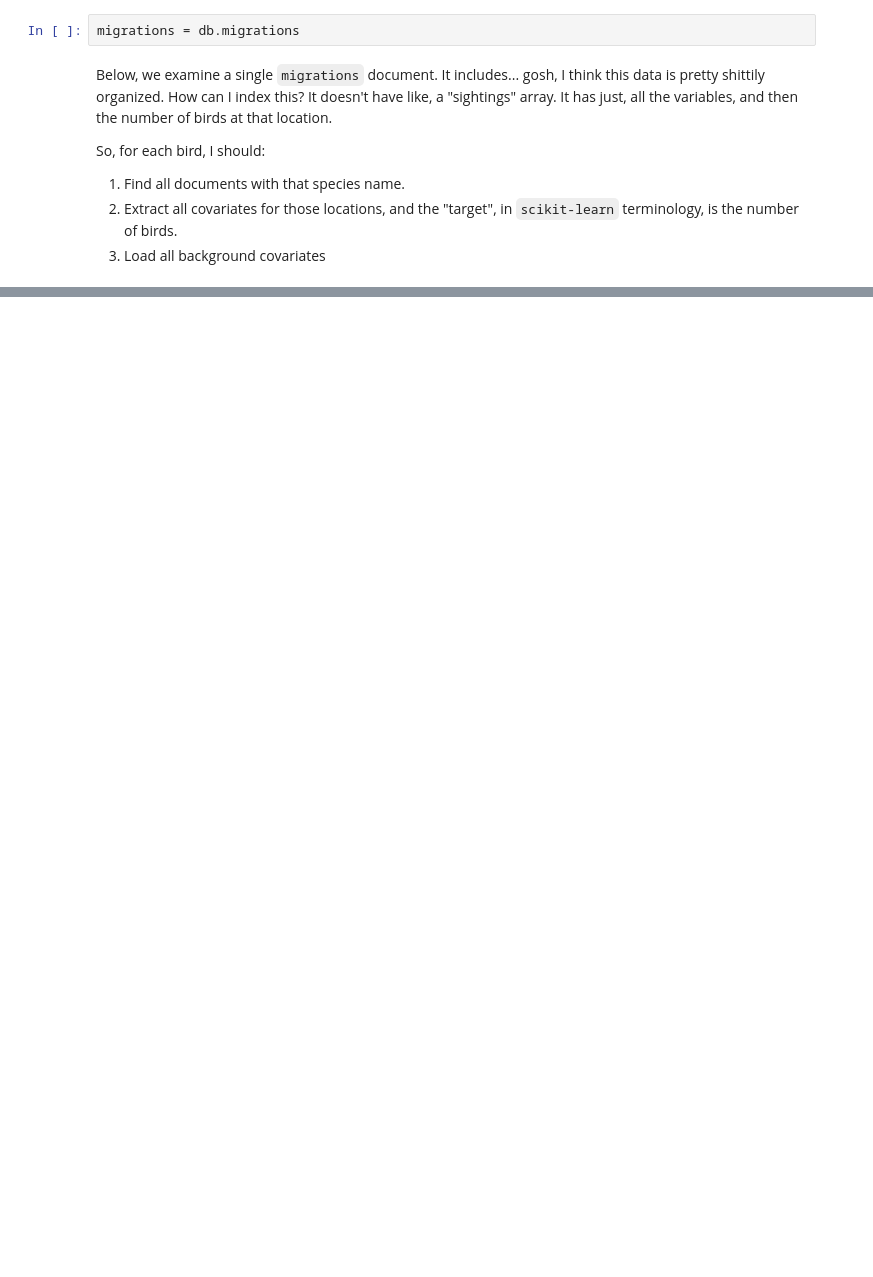
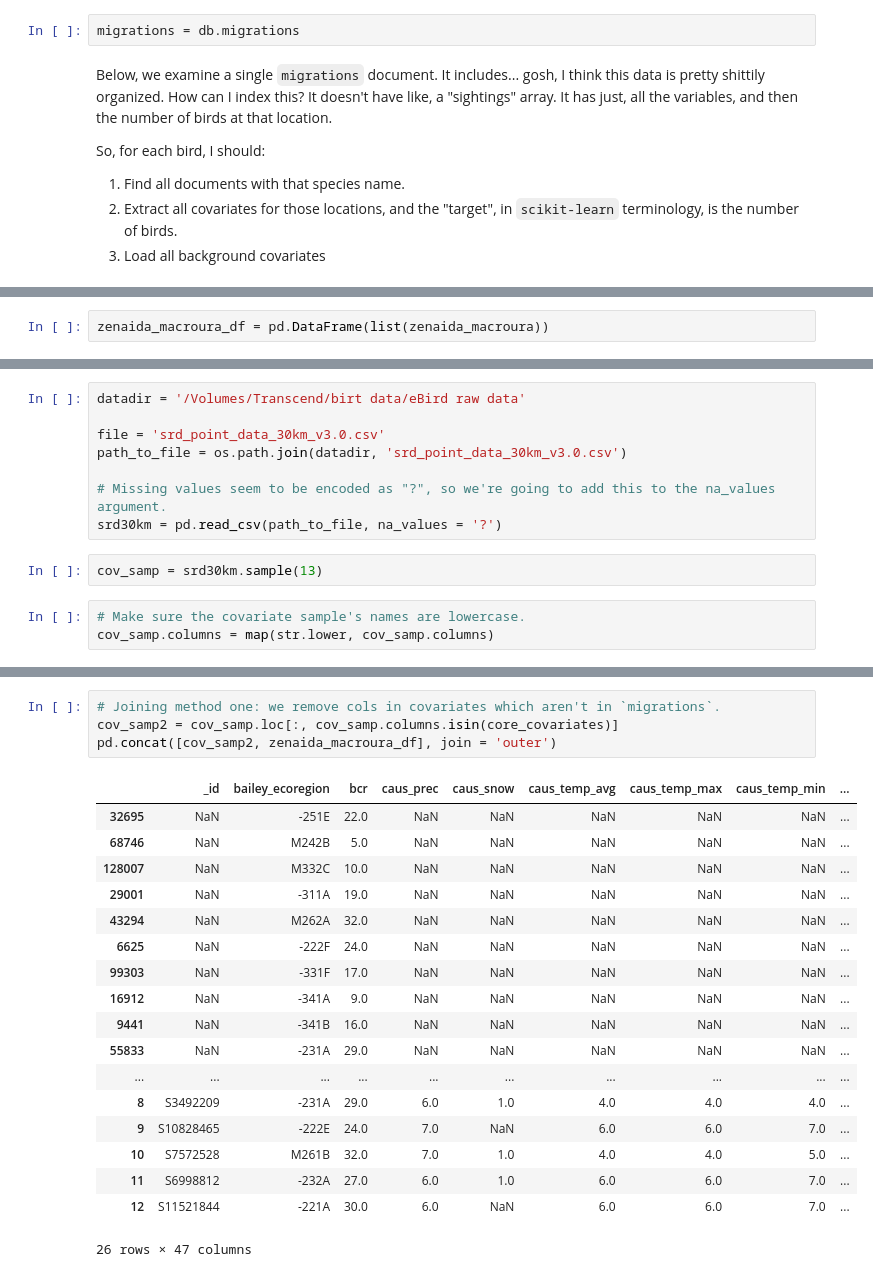
Before and after one commit to ecohealthalliance/birt-models, a Jupyter notebook: notebooks/load-birt-data.ipynb, the cells around one changed output, grey strips where cells are left out. Saved outputs shown, nothing was run; the diff lists cells and outputs as text; blank space fills up the shorter version.

Commit message:
Got to the point where I have an array of things to feed to scikit-learn. Awesome!

```diff
--- a/notebooks/load-birt-data.ipynb
+++ b/notebooks/load-birt-data.ipynb
@@ -58,0 +169,2 @@ migrations.find_one()
+# %%
+zenaida_macroura_df = pd.DataFrame(list(zenaida_macroura))
@@ -58,0 +191,13 @@ migrations.find_one()
+# %%
+datadir = '/Volumes/Transcend/birt data/eBird raw data'
+
+file = 'srd_point_data_30km_v3.0.csv'
+path_to_file = os.path.join(datadir, 'srd_point_data_30km_v3.0.csv')
+
+# Missing values seem to be encoded as "?", so we're going to add this to the na_values argument.
+srd30km = pd.read_csv(path_to_file, na_values = '?')
+# %%
+cov_samp = srd30km.sample(13)
+# %%
+# Make sure the covariate sample's names are lowercase.
+cov_samp.columns = map(str.lower, cov_samp.columns)
@@ -58,0 +215,23 @@ migrations.find_one()
+# %%
+# Joining method one: we remove cols in covariates which aren't in `migrations`.
+cov_samp2 = cov_samp.loc[:, cov_samp.columns.isin(core_covariates)]
+pd.concat([cov_samp2, zenaida_macroura_df], join = 'outer')
+# %% [output]
+|  | _id | bailey_ecoregion | bcr | caus_prec | caus_snow | caus_temp_avg | caus_temp_max | caus_temp_min | ... |
+| 32695 | NaN | -251E | 22.0 | NaN | NaN | NaN | NaN | NaN | ... |
+| 68746 | NaN | M242B | 5.0 | NaN | NaN | NaN | NaN | NaN | ... |
+| 128007 | NaN | M332C | 10.0 | NaN | NaN | NaN | NaN | NaN | ... |
+| 29001 | NaN | -311A | 19.0 | NaN | NaN | NaN | NaN | NaN | ... |
+| 43294 | NaN | M262A | 32.0 | NaN | NaN | NaN | NaN | NaN | ... |
+| 6625 | NaN | -222F | 24.0 | NaN | NaN | NaN | NaN | NaN | ... |
+| 99303 | NaN | -331F | 17.0 | NaN | NaN | NaN | NaN | NaN | ... |
+| 16912 | NaN | -341A | 9.0 | NaN | NaN | NaN | NaN | NaN | ... |
+| 9441 | NaN | -341B | 16.0 | NaN | NaN | NaN | NaN | NaN | ... |
+| 55833 | NaN | -231A | 29.0 | NaN | NaN | NaN | NaN | NaN | ... |
+| ... | ... | ... | ... | ... | ... | ... | ... | ... | ... |
+| 8 | S3492209 | -231A | 29.0 | 6.0 | 1.0 | 4.0 | 4.0 | 4.0 | ... |
+| 9 | S10828465 | -222E | 24.0 | 7.0 | NaN | 6.0 | 6.0 | 7.0 | ... |
+| 10 | S7572528 | M261B | 32.0 | 7.0 | 1.0 | 4.0 | 4.0 | 5.0 | ... |
+| 11 | S6998812 | -232A | 27.0 | 6.0 | 1.0 | 6.0 | 6.0 | 7.0 | ... |
+| 12 | S11521844 | -221A | 30.0 | 6.0 | NaN | 6.0 | 6.0 | 7.0 | ... |
+26 rows × 47 columns
```
Also changed, not shown: parts of 22 cells of this notebook, 4 other files.
